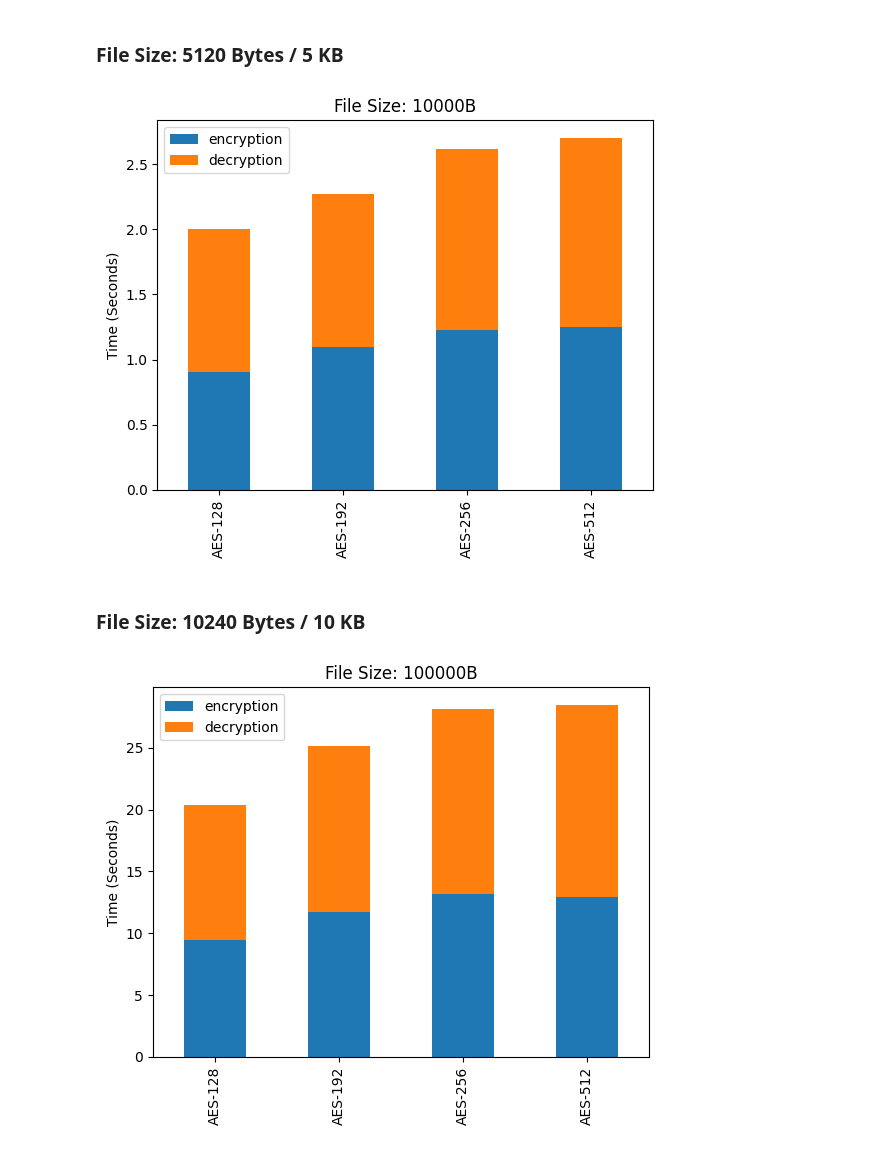
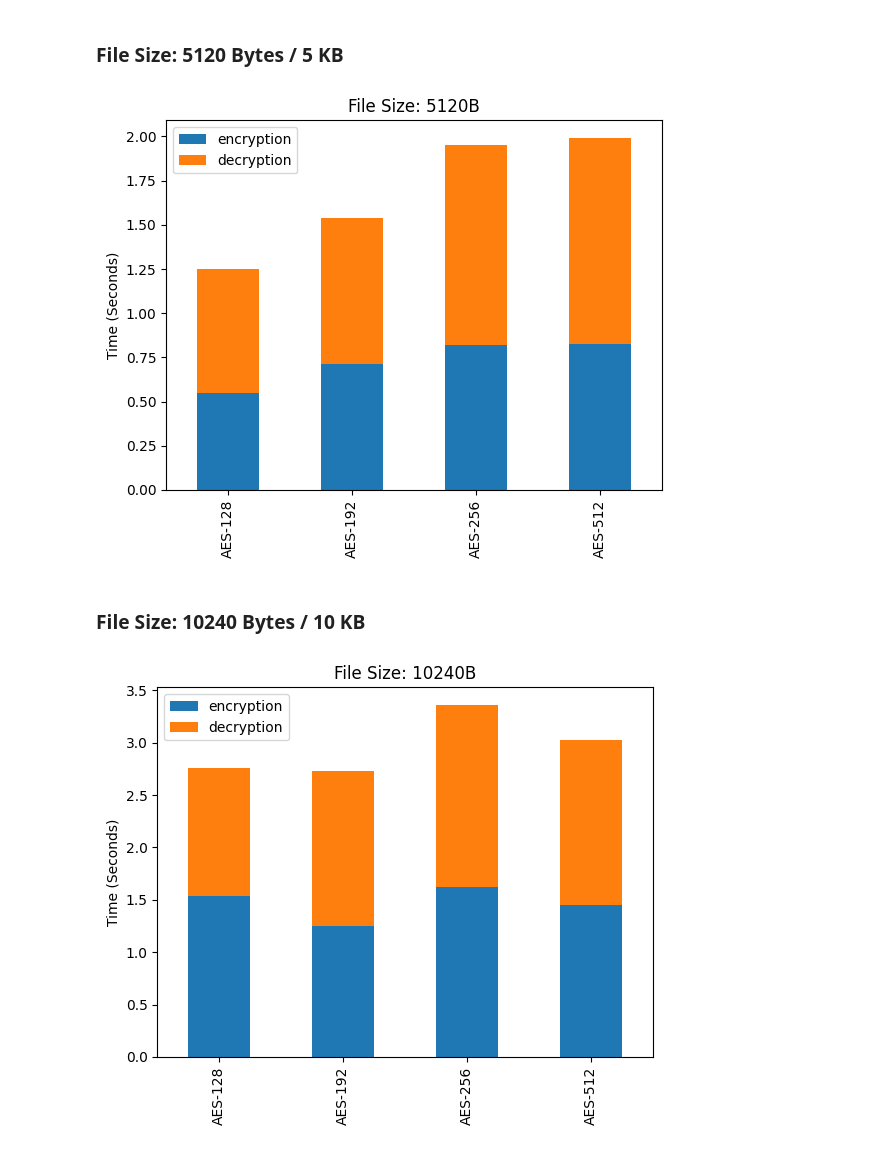
Before and after one commit to sandeep-shaw10/cshb-model, a Jupyter notebook: analysis/AES3-EncryptTime.ipynb, the cells around one changed output. Drawn from its saved outputs; the diff is of its cells as text; code cells hidden in the pictures.

```diff
--- a/analysis/AES3-EncryptTime.ipynb
+++ b/analysis/AES3-EncryptTime.ipynb
@@ -115,14 +122,14 @@ x.drawChart(FILE_SIZE[2])
 # %% [markdown]
 ### File Size: 5120 Bytes / 5 KB
 # %%
-x = AESTime(KEY, 'sample04.txt', DATA[3])
-x.drawChart(FILE_SIZE[3])
+x = AESTime(KEY, 'sample04.txt', DATA[4])
+x.drawChart(FILE_SIZE[4])
 # %% [output]
-[figure, old version]
+[figure, new version]
 # %% [markdown]
 ### File Size: 10240 Bytes / 10 KB
 # %%
-x = AESTime(KEY, 'sample05.txt', DATA[4])
-x.drawChart(FILE_SIZE[4])
+x = AESTime(KEY, 'sample05.txt', DATA[5])
+x.drawChart(FILE_SIZE[5])
 # %% [output]
-[figure, old version]
+[figure, new version]
```
Also changed, not shown: parts of 7 cells of this notebook, 23 other files.
